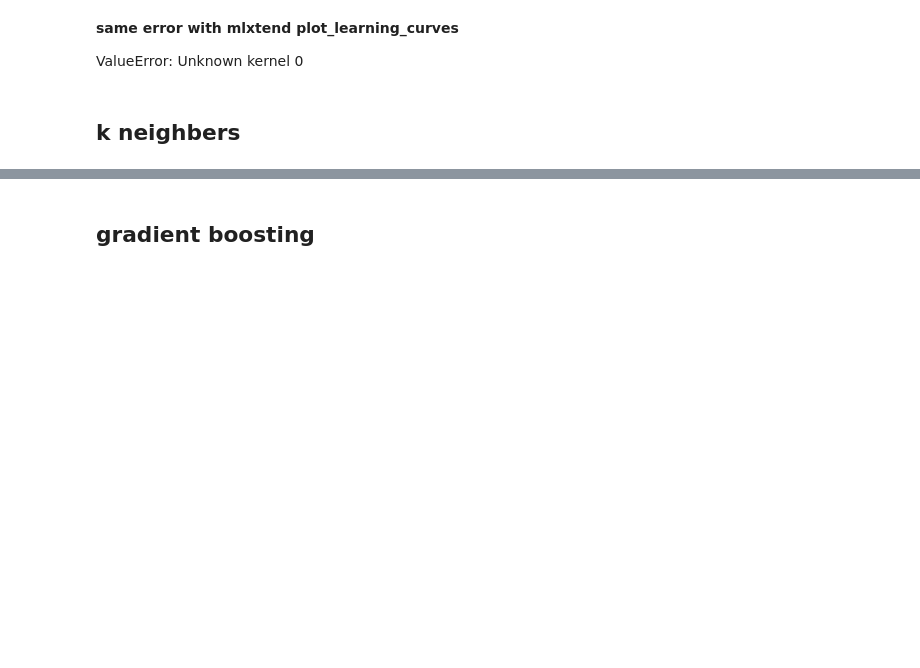
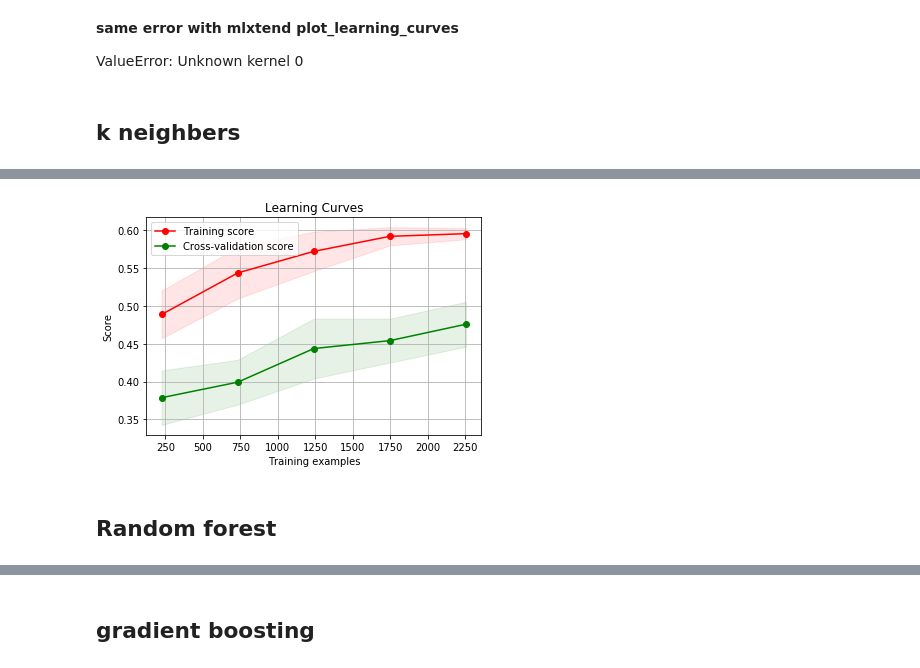
Before and after one commit to alancet/test, a Jupyter notebook: kaggle/mercedes/src/my_predict.ipynb, the cells around one changed output, grey strips where cells are left out. Drawn from its saved outputs; the diff is of its cells as text; code cells hidden in the pictures; blank space fills up the shorter version.

```diff
--- a/kaggle/mercedes/src/my_predict.ipynb
+++ b/kaggle/mercedes/src/my_predict.ipynb
@@ -1099,0 +1147,8 @@ ValueError: Unknown kernel 0
+# %%
+title = "Learning Curves"
+my_plot_learning_curve(knr, title,
+                    X_train, y_train,
+                    #ylim=(0.7, 1.01),
+                    cv=5, scoring="r2",
+                    n_jobs=3)
+# %% [output]
@@ -1099,0 +1156,3 @@ ValueError: Unknown kernel 0
+[figure, added]
+# %% [markdown]
+## Random forest
```
Also changed, not shown: parts of 23 cells of this notebook, 3 other files.
